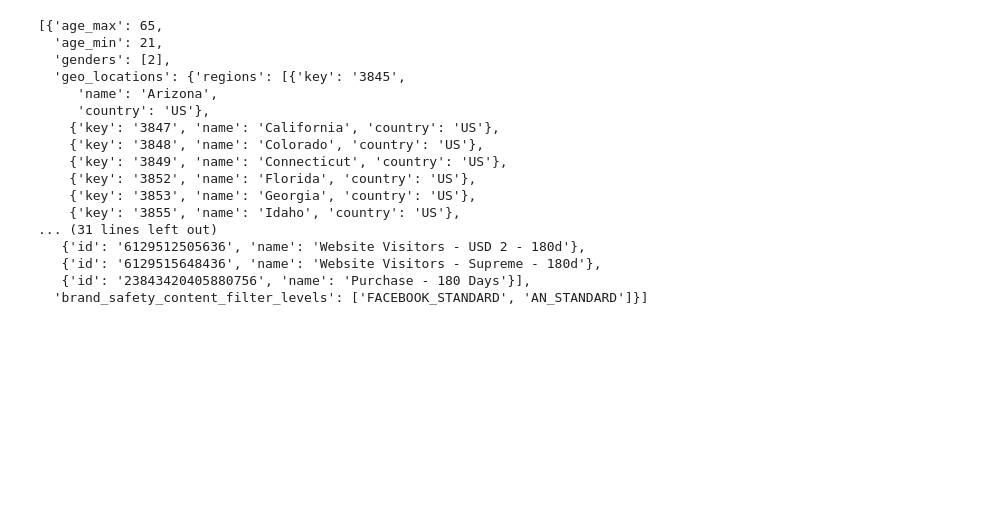
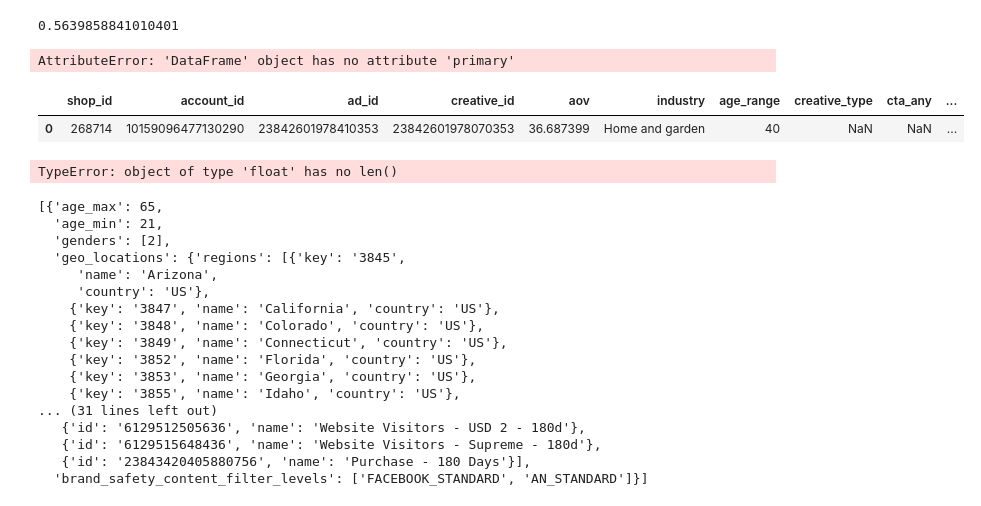
Before and after one commit to Katja-Lebesgue/premium_dashboard, a Jupyter notebook: tmp.ipynb, the cells around one changed output. Saved outputs shown, nothing was run; the diff lists cells and outputs as text; code cells hidden in the pictures; blank space fills up the shorter version.

```diff
--- a/tmp.ipynb
+++ b/tmp.ipynb
@@ -16,0 +242,2 @@ base I am using: prod.cw6tznt1p9hq.us-east-1.rds.amazonaws.com
+# %%
+df = ping_creative(db=db, shop_id=268714)
@@ -17,3 +278,20 @@ base I am using: prod.cw6tznt1p9hq.us-east-1.rds.amazonaws.com
+# %%
+df.primary.count() / len(df)
+# %% [output]
+0.5639858841010401
+# %%
+df.primary.count() / len(df)
+# %% [output]
+AttributeError: 'DataFrame' object has no attribute 'primary'
+# %%
+df[df.ad_id == '23842601978410353']
+# %% [output]
+|  | shop_id | account_id | ad_id | creative_id | aov | industry | age_range | creative_type | cta_any | ... |
+| 0 | 268714 | 10159096477130290 | 23842601978410353 | 23842601978070353 | 36.687399 | Home and garden | 40 | NaN | NaN | ... |
+# %%
+primaries = df.loc[df.primary.apply(len) > 0, 'primary'].apply(lambda x: x[0]).tolist()
+# %% [output]
+TypeError: object of type 'float' has no len()
 # %%
 query = db.query(FacebookAdset.targeting).limit(1).all()
 # %%
```
Also changed, not shown: parts of 20 cells of this notebook, 15 other files.
